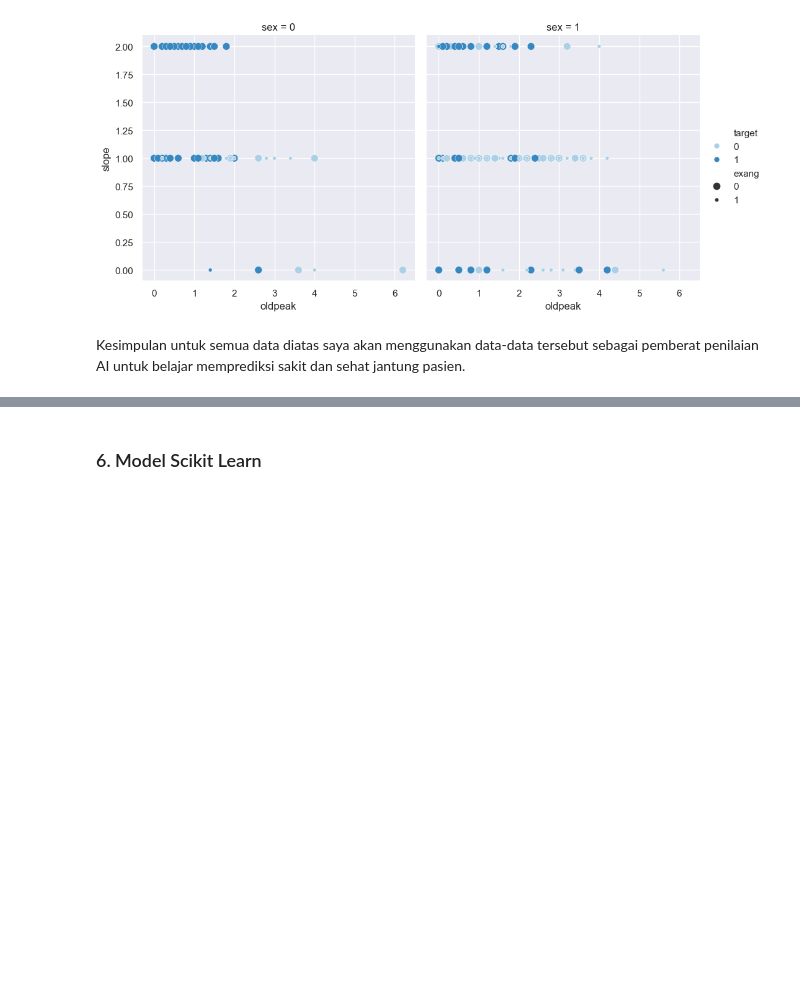
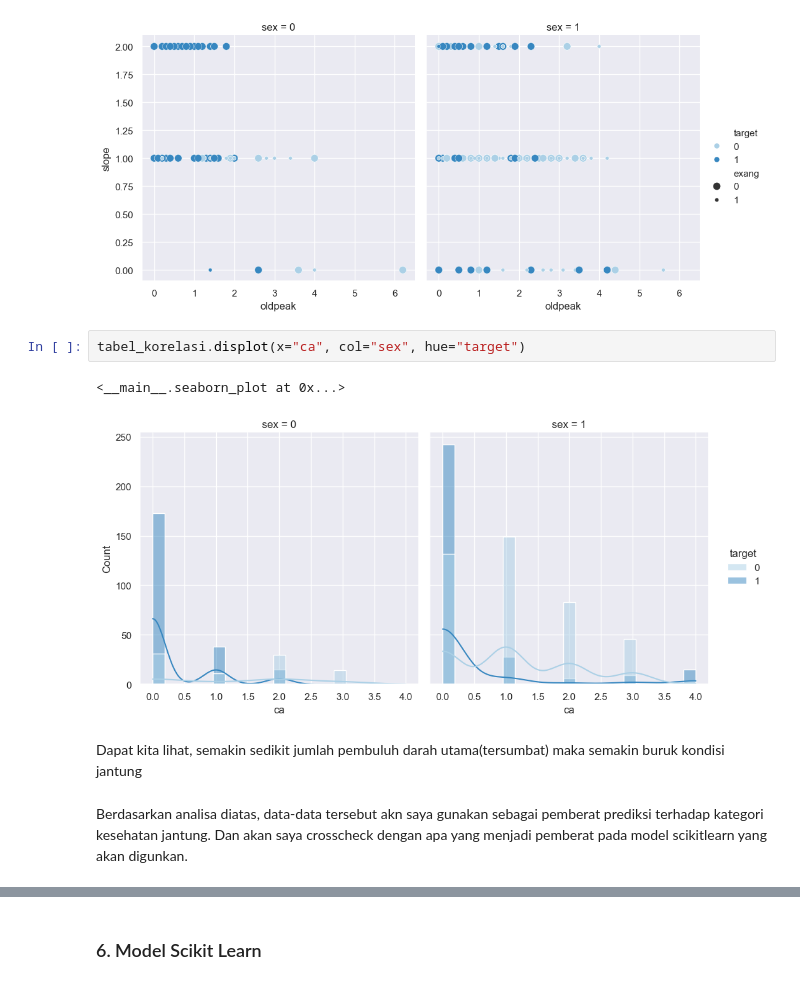
Before and after one commit to arya475/Data-Science, a Jupyter notebook: Project-Data-Science/notebooks/main.ipynb, the cells around one changed output, grey strips where cells are left out. Drawn from its saved outputs; the diff is of its cells as text; blank space fills up the shorter version.

Commit message:
Setting parameter model

```diff
--- a/Project-Data-Science/notebooks/main.ipynb
+++ b/Project-Data-Science/notebooks/main.ipynb
@@ -177,5 +173,12 @@ tabel_korelasi.relplot(x="oldpeak", y="slope", hue="target", size="exang", col="
 <__main__.seaborn_plot at 0x...>
 [figure]
 [figure]
+# %%
+tabel_korelasi.displot(x="ca", col="sex", hue="target")
+# %% [output]
+<__main__.seaborn_plot at 0x...>
+[figure, added]
+# %% [markdown]
+Dapat kita lihat, semakin sedikit jumlah pembuluh darah utama(tersumbat) maka semakin buruk kondisi jantung
 # %% [markdown]
-Kesimpulan untuk semua data diatas saya akan menggunakan data-data tersebut sebagai pemberat penilaian AI untuk belajar memprediksi sakit dan sehat jantung pasien.
+Berdasarkan analisa diatas, data-data tersebut akn saya gunakan sebagai pemberat prediksi terhadap kategori kesehatan jantung. Dan akan saya crosscheck dengan apa yang menjadi pemberat pada model scikitlearn yang akan digunkan.
```
Also changed, not shown: parts of 8 cells of this notebook, 1 other file.
